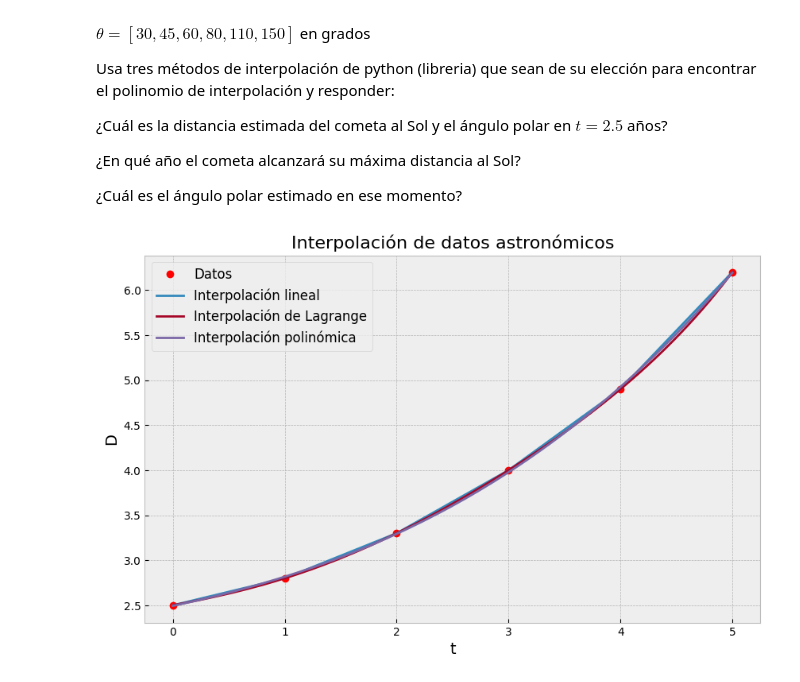
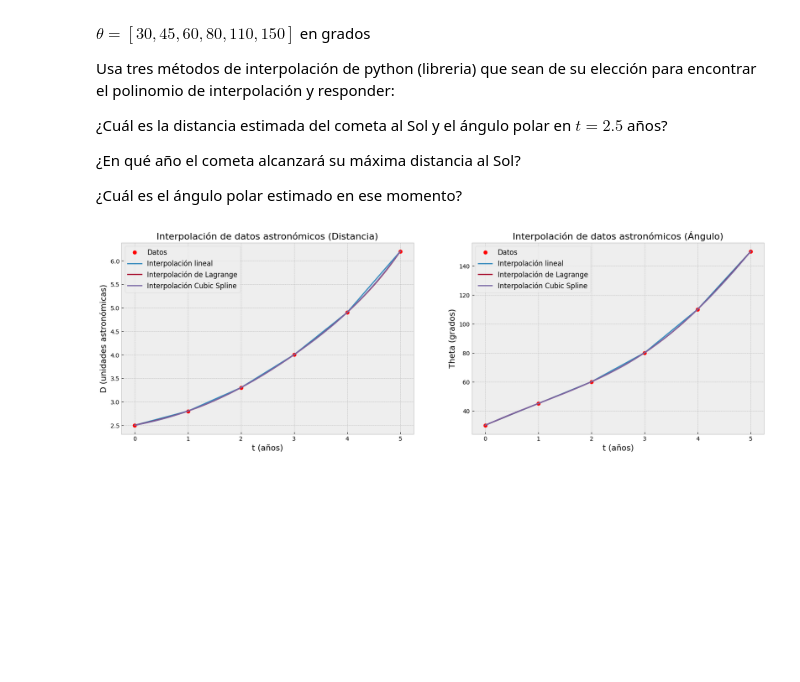
Before and after one commit to estivengrx/computational_methods_physics_astronomy, a Jupyter notebook: Workshops/Taller_03_EstivenCastrillon.ipynb, the cells around one changed output. Cells and saved outputs as stored; diff of their text form; code cells hidden in the pictures; blank space fills up the shorter version.

```diff
--- a/Workshops/Taller_03_EstivenCastrillon.ipynb
+++ b/Workshops/Taller_03_EstivenCastrillon.ipynb
@@ -119,42 +166,68 @@ Usa tres métodos de interpolación de python (libreria) que sean de su elecció
 
 ¿Cuál es el ángulo polar estimado en ese momento?
 # %%
+import matplotlib.pyplot as plt
+import numpy as np
+
 # Definición de datos
 t = [0,1,2,3,4,5] # tiempo en años
 D = [2.5,2.8,3.3,4.0,4.9,6.2] # unidades astronómicas
 theta = [30,45,60,80,110,150] # ángulo en grados
 
 # Definición de tres métodos de interpolación de scipy
 from scipy.interpolate import interp1d, lagrange
 import numpy.polynomial.polynomial as polynomial
+from scipy.interpolate import CubicSpline
 
 # Interpolación lineal
 interpolacion_lineal = interp1d(t, D, kind='linear')
+interpolacion_lineal_angulo = interp1d(t, theta, kind='linear')
 
 # Interpolación de Lagrange
-poly = lagrange(t, D)
+interpolacion_lagrange = lagrange(t, D)
+interpolacion_lagrange_angulo = lagrange(t, theta)
 
-# Interpolación polinómica
-coeficientes = polynomial.polyfit(t, D, 3)
-interpolacion_polinomica = polynomial.Polynomial(coeficientes)
+# Interpolación Cubic Spline
+interpolacion_cubic = CubicSpline(t, D)
+interpolacion_cubic_angulo = CubicSpline(t, theta)
+
+# Puntos de interpolación distancia
+t_nuevo = np.linspace(0, 5, 100)
+D_lineal = interpolacion_lineal(t_nuevo)
+D_lagrange = interpolacion_lagrange(t_nuevo)
+D_cubic = interpolacion_cubic(t_nuevo)
 
 # Puntos de interpolación
-t_nuevo = np.linspace(0, 5, 100)
-D_lineal = interpolacion_lineal(t_nuevo)
-D_lagrange = poly(t_nuevo)
-D_polinomica = interpolacion_polinomica(t_nuevo)
+theta_lineal = interpolacion_lineal_angulo(t_nuevo)
+theta_lagrange = interpolacion_lagrange_angulo(t_nuevo)
+theta_cubic = interpolacion_cubic_angulo(t_nuevo)
 
-plt.figure(figsize=(10, 6))
+plt.figure(figsize=(20, 6))
+
+# Gráfico de distancia
+plt.subplot(1, 2, 1)
 plt.plot(t, D, 'ro', label='Datos')  # Gráfico los datos originales
 plt.plot(t_nuevo, D_lineal, label='Interpolación lineal', linewidth=2)  # Gráfico de la interpolación lineal
 plt.plot(t_nuevo, D_lagrange, label='Interpolación de Lagrange', linewidth=2)  # Gráfico de la interpolación de Lagrange
-plt.plot(t_nuevo, D_polinomica, label='Interpolación polinómica', linewidth=2)  # Gráfico de la interpolación polinómica
-
-plt.title('Interpolación de datos astronómicos', fontsize=16)
-plt.xlabel('t', fontsize=14)
-plt.ylabel('D', fontsize=14)
+plt.plot(t_nuevo, D_cubic, label='Interpolación Cubic Spline', linewidth=2)  # Gráfico de la interpolación polinómica
+plt.title('Interpolación de datos astronómicos (Distancia)', fontsize=16)
+plt.xlabel('t (años)', fontsize=14)
+plt.ylabel('D (unidades astronómicas)', fontsize=14)
 plt.grid(True)
 plt.legend(fontsize=12)
+
+# Gráfico de ángulo
+plt.subplot(1, 2, 2)
+plt.plot(t, theta, 'ro', label='Datos')  # Gráfico los datos originales
+plt.plot(t_nuevo, theta_lineal, label='Interpolación lineal', linewidth=2)  # Gráfico de la interpolación lineal
+plt.plot(t_nuevo, theta_lagrange, label='Interpolación de Lagrange', linewidth=2)  # Gráfico de la interpolación de Lagrange
+plt.plot(t_nuevo, theta_cubic, label='Interpolación Cubic Spline', linewidth=2)  # Gráfico de la interpolación polinómica
+plt.title('Interpolación de datos astronómicos (Ángulo)', fontsize=16)
+plt.xlabel('t (años)', fontsize=14)
+plt.ylabel('Theta (grados)', fontsize=14)
+plt.grid(True)
+plt.legend(fontsize=12)
+
 plt.show()
 # %% [output]
-[figure, old version]
+[figure, new version]
```
Also changed, not shown: parts of 7 cells of this notebook.
